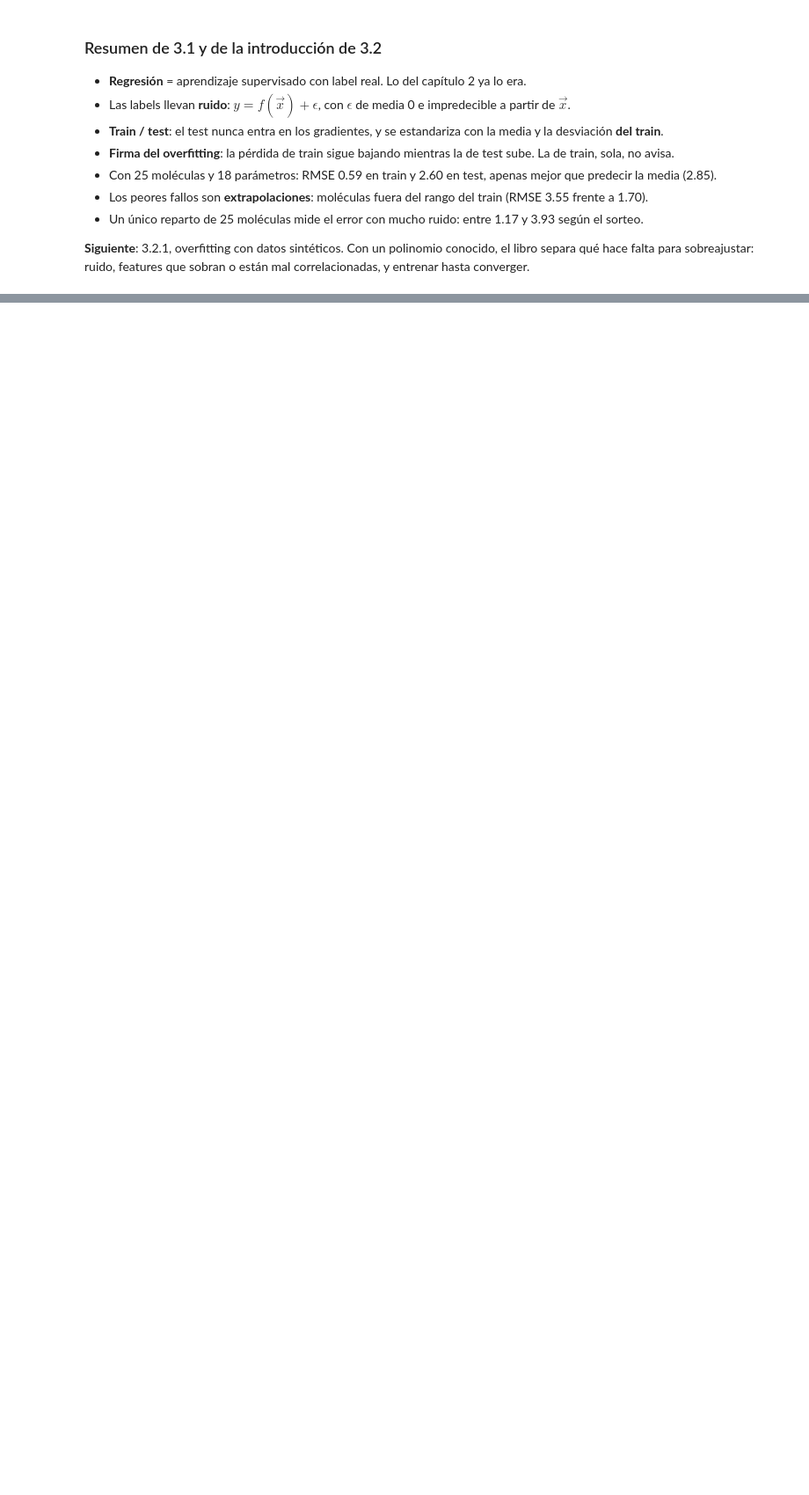
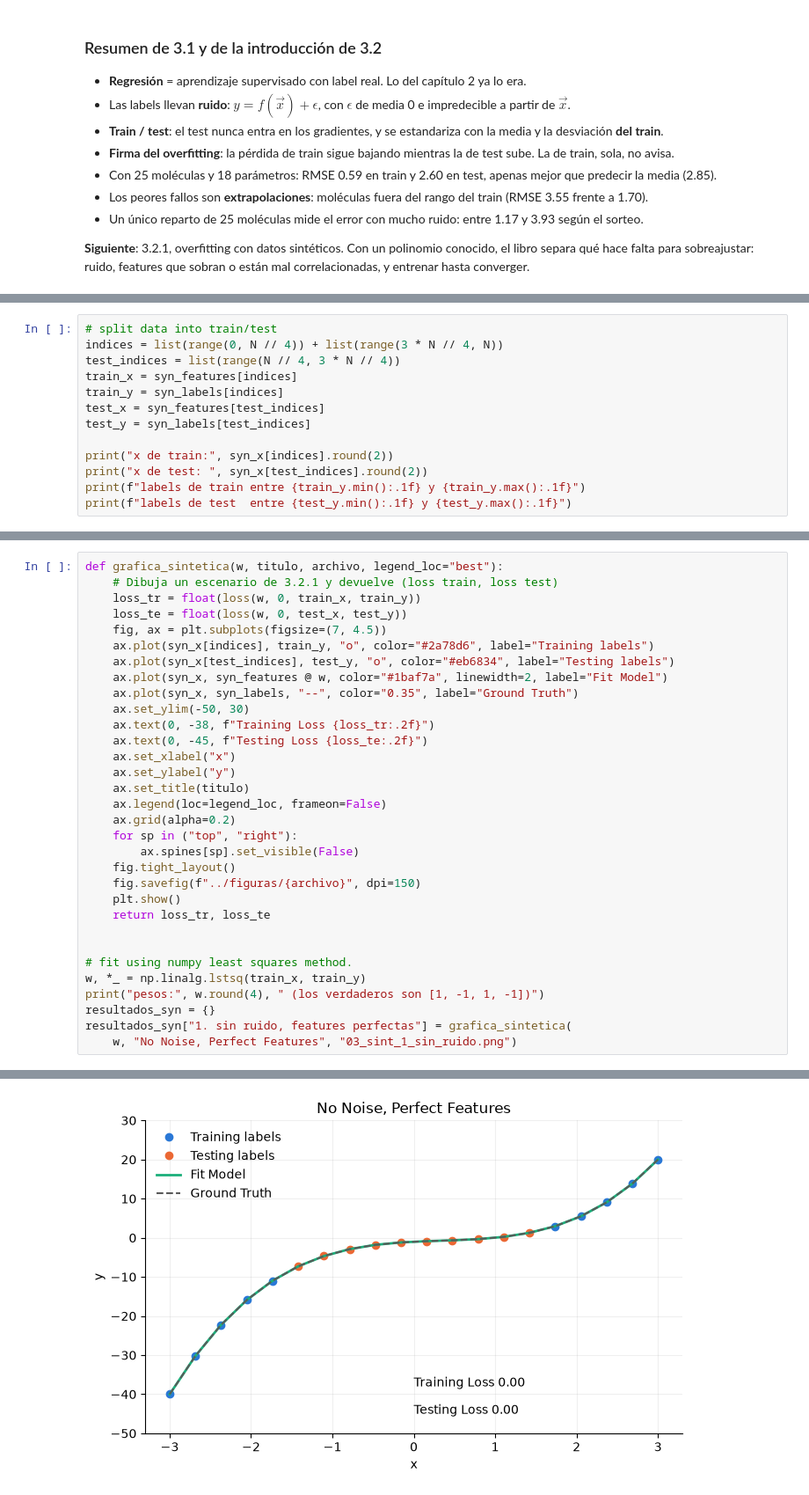
Before and after one commit to alexhrehoret/dmol-study-notes, a Jupyter notebook: notebooks/03_regresion.ipynb, the cells around one changed output, grey strips where cells are left out. Shown at 88% size. Drawn from its saved outputs; the diff is of its cells as text; blank space fills up the shorter version.

```diff
--- a/notebooks/03_regresion.ipynb
+++ b/notebooks/03_regresion.ipynb
@@ -617,0 +695,13 @@ converger.
+# %%
+# split data into train/test
+indices = list(range(0, N // 4)) + list(range(3 * N // 4, N))
+test_indices = list(range(N // 4, 3 * N // 4))
+train_x = syn_features[indices]
+train_y = syn_labels[indices]
+test_x = syn_features[test_indices]
+test_y = syn_labels[test_indices]
+
+print("x de train:", syn_x[indices].round(2))
+print("x de test: ", syn_x[test_indices].round(2))
+print(f"labels de train entre {train_y.min():.1f} y {train_y.max():.1f}")
+print(f"labels de test  entre {test_y.min():.1f} y {test_y.max():.1f}")
@@ -617,0 +743,33 @@ converger.
+# %%
+def grafica_sintetica(w, titulo, archivo, legend_loc="best"):
+    # Dibuja un escenario de 3.2.1 y devuelve (loss train, loss test)
+    loss_tr = float(loss(w, 0, train_x, train_y))
+    loss_te = float(loss(w, 0, test_x, test_y))
+    fig, ax = plt.subplots(figsize=(7, 4.5))
+    ax.plot(syn_x[indices], train_y, "o", color="#2a78d6", label="Training labels")
+    ax.plot(syn_x[test_indices], test_y, "o", color="#eb6834", label="Testing labels")
+    ax.plot(syn_x, syn_features @ w, color="#1baf7a", linewidth=2, label="Fit Model")
+    ax.plot(syn_x, syn_labels, "--", color="0.35", label="Ground Truth")
+    ax.set_ylim(-50, 30)
+    ax.text(0, -38, f"Training Loss {loss_tr:.2f}")
+    ax.text(0, -45, f"Testing Loss {loss_te:.2f}")
+    ax.set_xlabel("x")
+    ax.set_ylabel("y")
+    ax.set_title(titulo)
+    ax.legend(loc=legend_loc, frameon=False)
+    ax.grid(alpha=0.2)
+    for sp in ("top", "right"):
+        ax.spines[sp].set_visible(False)
+    fig.tight_layout()
+    fig.savefig(f"../figuras/{archivo}", dpi=150)
+    plt.show()
+    return loss_tr, loss_te
+
+
+# fit using numpy least squares method.
+w, *_ = np.linalg.lstsq(train_x, train_y)
+print("pesos:", w.round(4), " (los verdaderos son [1, -1, 1, -1])")
+resultados_syn = {}
+resultados_syn["1. sin ruido, features perfectas"] = grafica_sintetica(
+    w, "No Noise, Perfect Features", "03_sint_1_sin_ruido.png")
+# %% [output]
@@ -617,0 +777 @@ converger.
+[figure, added]
```
Also changed, not shown: parts of 31 cells of this notebook, 1 other file.
